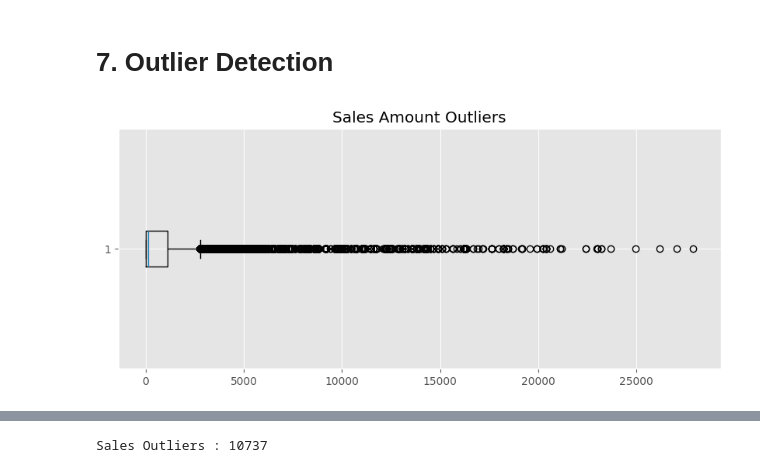
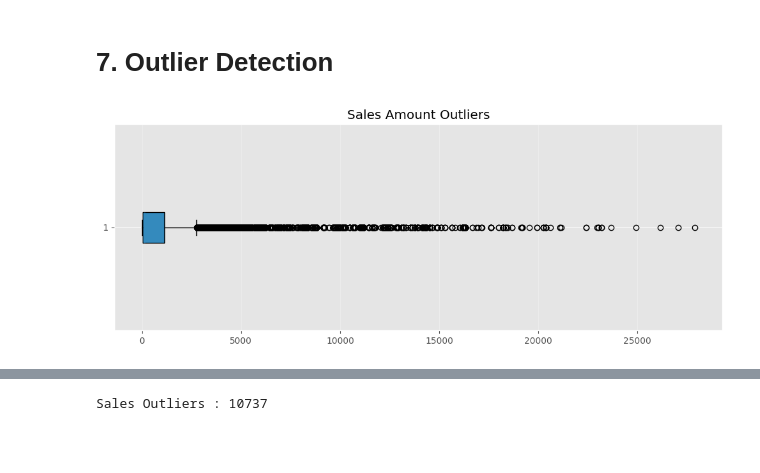
Before and after one commit to nhahub/NHA-4-127, a Jupyter notebook: Sales Performance Analysis/2_Python/1_notebooks/01_Data_Validation_EDA.ipynb, the cells around one changed output, grey strips where cells are left out. Saved outputs shown, nothing was run; the diff lists cells and outputs as text; code cells hidden in the pictures; blank space fills up the shorter version.

```diff
--- a/Sales Performance Analysis/2_Python/1_notebooks/01_Data_Validation_EDA.ipynb
+++ b/Sales Performance Analysis/2_Python/1_notebooks/01_Data_Validation_EDA.ipynb
@@ -336,8 +415,11 @@ plt.show()
 # 7. Outlier Detection
 # %%
 plt.figure(figsize=(10,4))
-plt.boxplot(df["SalesAmount"], vert=False)
+plt.boxplot(df["SalesAmount"], vert=False ,
+    patch_artist=True)
 plt.title("Sales Amount Outliers")
+plt.grid(axis="x", alpha=0.3)
+plt.tight_layout()
 plt.show()
 # %% [output]
-[figure, old version]
+[figure, new version]
```
Also changed, not shown: parts of 16 cells of this notebook.
